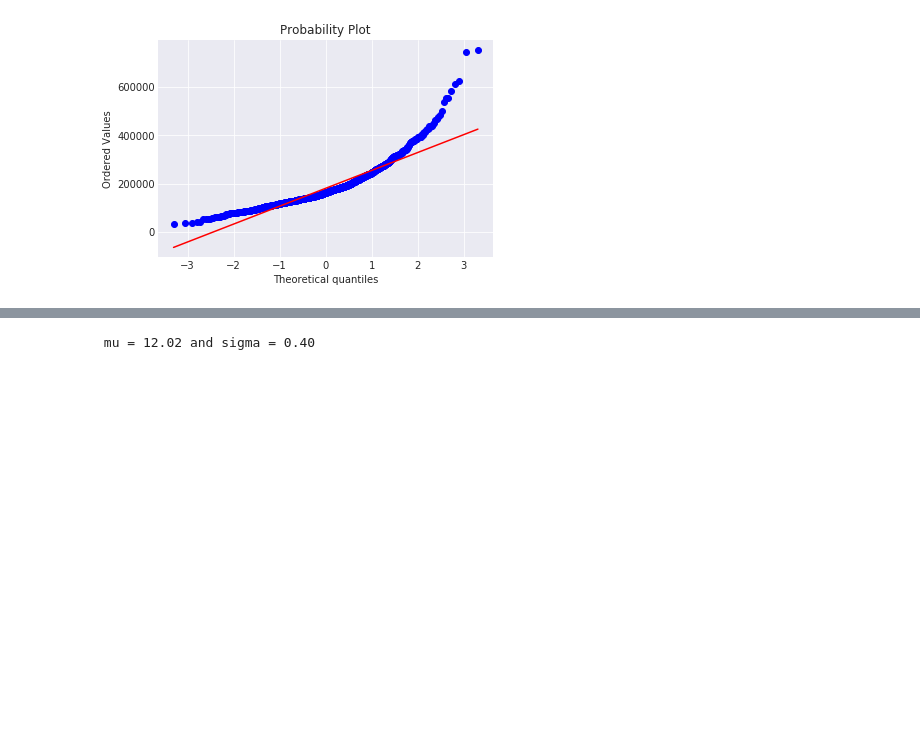
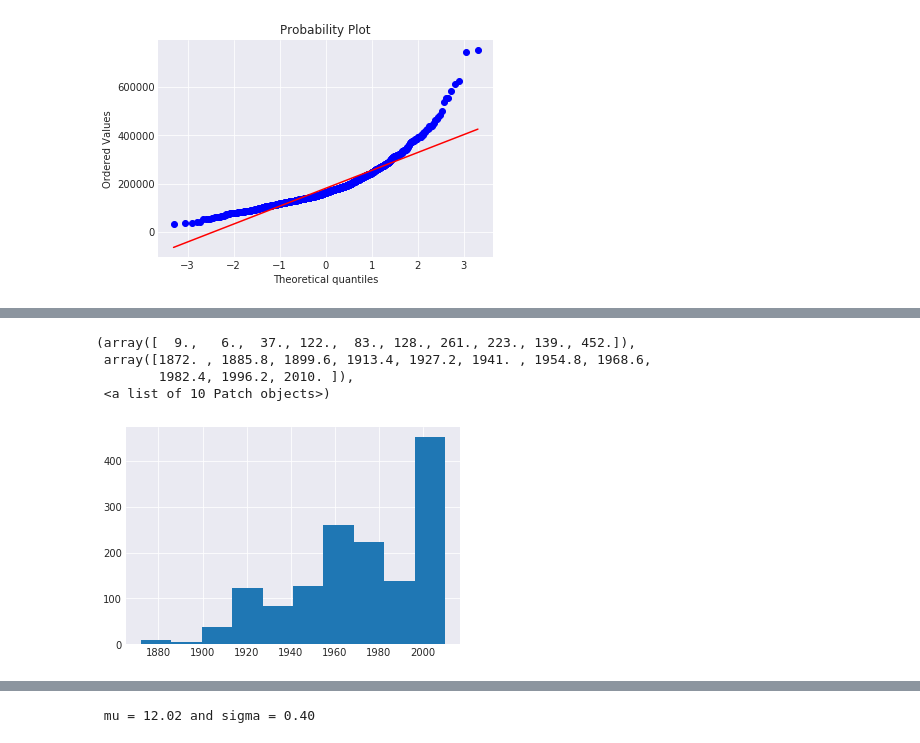
Before and after one commit to kotari/housing, a Jupyter notebook: data_prep.ipynb, the cells around one changed output, grey strips where cells are left out. Drawn from its saved outputs; the diff is of its cells as text; code cells hidden in the pictures; blank space fills up the shorter version.

```diff
--- a/data_prep.ipynb
+++ b/data_prep.ipynb
@@ -69,0 +99,8 @@ plt.show()
+# %%
+plt.hist(train['YearBuilt'])
+# %% [output]
+(array([  9.,   6.,  37., 122.,  83., 128., 261., 223., 139., 452.]),
+ array([1872. , 1885.8, 1899.6, 1913.4, 1927.2, 1941. , 1954.8, 1968.6,
+        1982.4, 1996.2, 2010. ]),
+ <a list of 10 Patch objects>)
+[figure, added]
```
Also changed, not shown: parts of 52 cells of this notebook, 2 other files.
